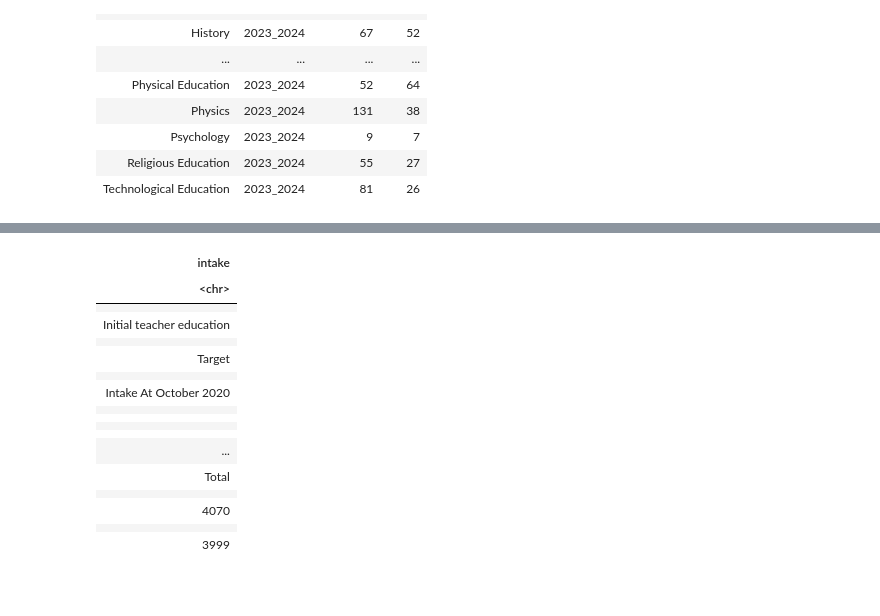
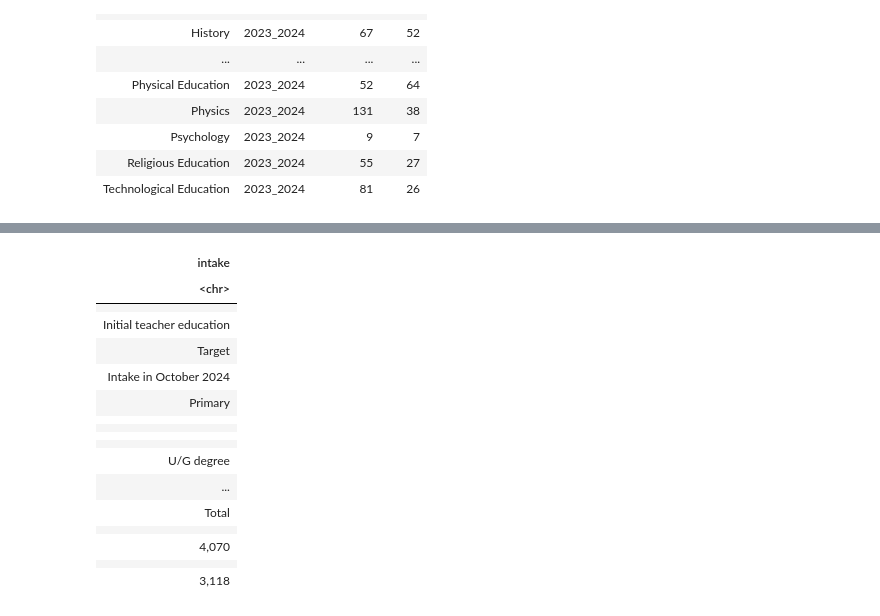
Before and after one commit to aba-sah/sta-it402-dresscode, a Jupyter notebook: code/r/initial_teacher_education.ipynb, the cells around one changed output, grey strips where cells are left out. Saved outputs shown, nothing was run; the diff lists cells and outputs as text; code cells hidden in the pictures.

```diff
--- a/code/r/initial_teacher_education.ipynb
+++ b/code/r/initial_teacher_education.ipynb
@@ -1945,58 +2797,46 @@ A tibble: 5 × 2
 # %%
-# Table 1 - Initial Teacher Education: 2020 provisional student teacher intake
-
-# TOTAL
-
+# Table 1 - initial teacher education: 2024 provisional student teacher intake
 
 
 tmp_df <- read_lines(
 "
 Initial teacher education
-
 Target
-
-Intake At October 2020
-
-
-
-
-
-
-
+Intake in October 2024
 Primary
 
 
 
 
+U/G degree
 
-U/g degree
+707
 
-711
+662
 
-754
+U/G combined degree
 
-Pgde
+72
 
-1155
-
-1214
-
-U/g combined degree)
-
-68
-
-105
+72
 
 Total
 
-1934
+779
 
-2073
+734
 
+PGDE and other routes
 
+955
 
+1051
 
+Total Primary
 
+1,734
+
+1785
 
 
 Secondary
@@ -2005,41 +2845,42 @@ Secondary
 
 
 
-U/g
+U/G
 
-165
+158
 
-161
+120
 
-PGDE & other routes
+U/G combined degree
 
-1800
+178
 
-1647
-
-U/g combined degree
-
-171
-
-118
+151
 
 Total
 
-2136
+336
 
-1926
+271
 
+PGDE and other routes
 
+2,000
 
+1,062
 
+Total Secondary
 
+2,336
+
+1,333
 
 
 Total
 
-4070
+4,070
 
-3999
+3,118
 "
 #skip_empty_rows = TRUE
 ) %>%
@@ -2057,18 +2898,18 @@ A data.frame: 90 × 1
 | intake |
 | <chr> |
 |  |
 | Initial teacher education |
-|  |
 | Target |
-|  |
-| Intake At October 2020 |
+| Intake in October 2024 |
+| Primary |
 |  |
 |  |
 |  |
 |  |
+| U/G degree |
 | ... |
 | Total |
 |  |
-| 4070 |
+| 4,070 |
 |  |
-| 3999 |
+| 3,118 |
```
Also changed, not shown: parts of 87 cells of this notebook.
